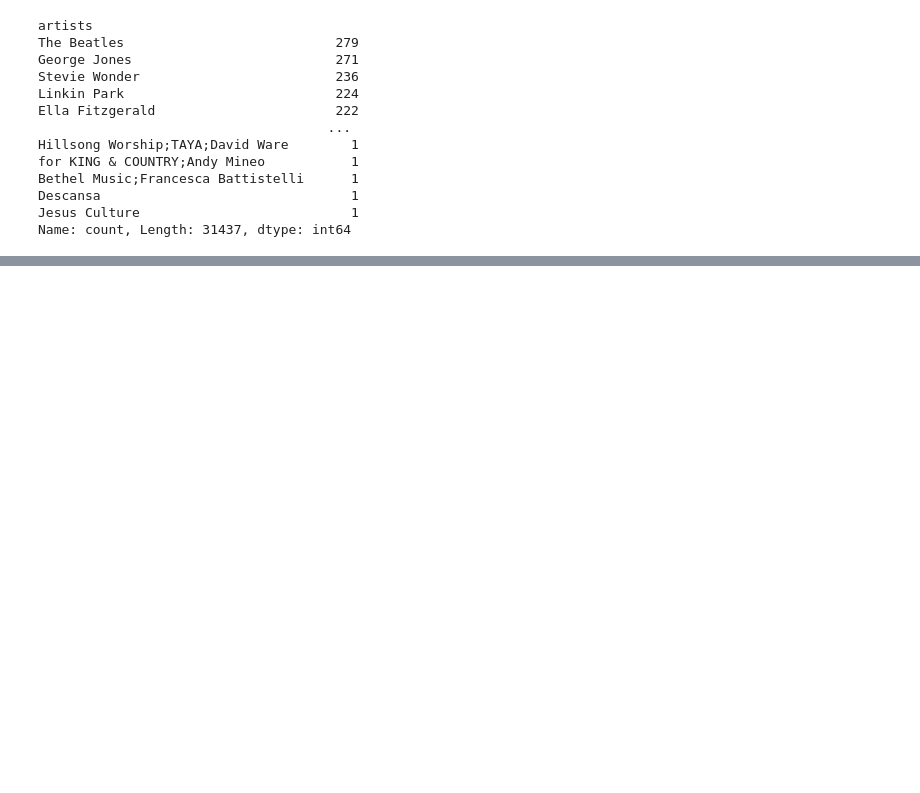
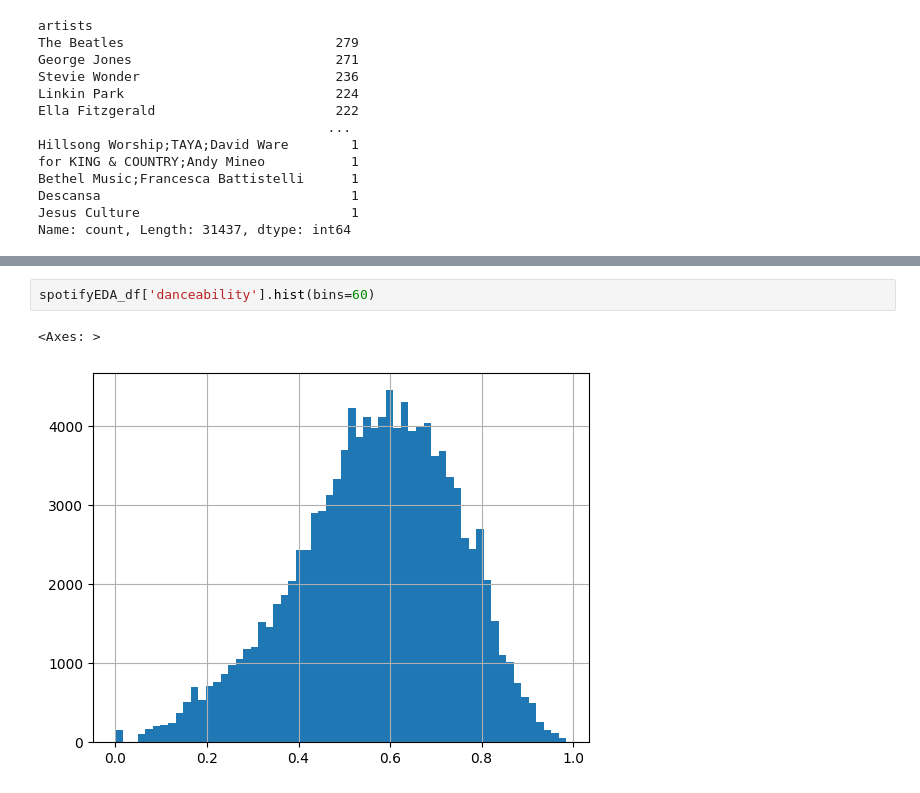
Before and after one commit to Bourne215/spotify_eda_BenjaminTrieu, a Jupyter notebook: notebook/EDA_Exercise.ipynb, the cells around one changed output, grey strips where cells are left out. Saved outputs shown, nothing was run; the diff lists cells and outputs as text; blank space fills up the shorter version.

Commit message:
Histograms and Box Plots

```diff
--- a/notebook/EDA_Exercise.ipynb
+++ b/notebook/EDA_Exercise.ipynb
@@ -162,0 +175,5 @@ Name: count, Length: 31437, dtype: int64
+# %%
+spotifyEDA_df['danceability'].hist(bins=60)
+# %% [output]
+<Axes: >
+[figure, added]
```
Also changed, not shown: parts of 2 cells of this notebook.
